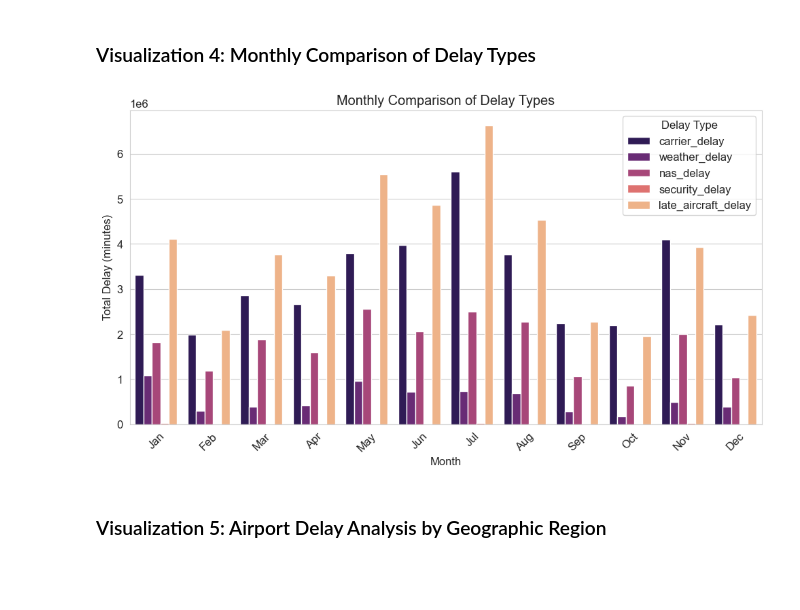
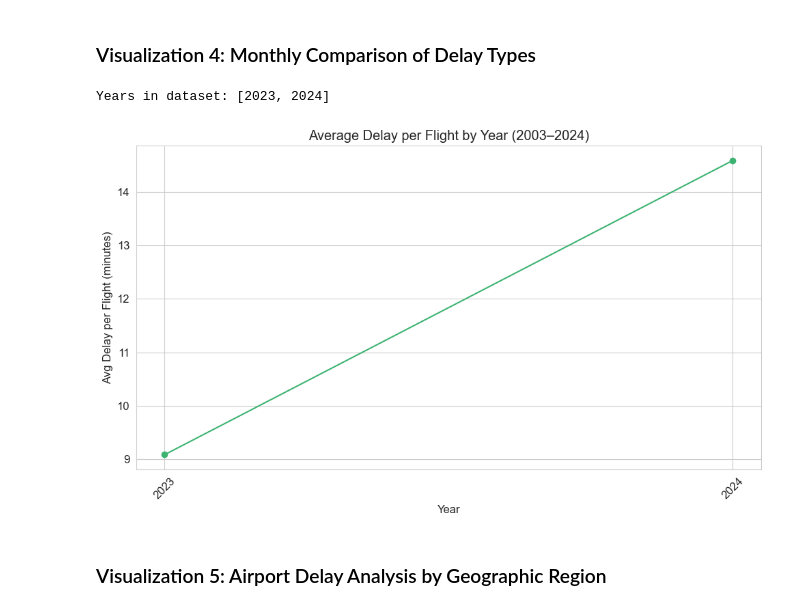
Before and after one commit to juebenjamin/flight-delay-analysis, a Jupyter notebook: notebooks/flight_delays.ipynb, the cells around one changed output. Cells and saved outputs as stored; diff of their text form; code cells hidden in the pictures; blank space fills up the shorter version.

Commit message:
fixed data and changed a graph

```diff
--- a/notebooks/flight_delays.ipynb
+++ b/notebooks/flight_delays.ipynb
@@ -145,21 +145,49 @@ plt.show()
 [figure]
 # %% [markdown]
 ### Visualization 4: Monthly Comparison of Delay Types
-# %%
-df_monthly_delays = df.groupby("month")[["carrier_delay", "weather_delay", "nas_delay", "security_delay", "late_aircraft_delay"]].sum().reset_index()
-df_melted = df_monthly_delays.melt(id_vars="month", var_name="type", value_name="delay")
-
-plt.figure(figsize=(12, 6))
-sns.barplot(data=df_melted, x="month", y="delay", hue="type", palette="magma")
-
-plt.title("Monthly Comparison of Delay Types")
-plt.xlabel("Month")
-plt.ylabel("Total Delay (minutes)")
-plt.xticks(ticks=range(12), labels=["Jan", "Feb", "Mar", "Apr", "May", "Jun", "Jul", "Aug", "Sep", "Oct", "Nov", "Dec"], rotation=45)
-plt.legend(title="Delay Type")
-plt.show()
-# %% [output]
-[figure, removed]
+# %%
+
+df = pd.read_csv(data_path)
+
+delay_columns = [
+    'carrier_delay', 'weather_delay', 'nas_delay',
+    'security_delay', 'late_aircraft_delay', 'arr_flights'
+]
+
+df[delay_columns] = df[delay_columns].apply(pd.to_numeric, errors='coerce').fillna(0)
+
+# Group by year and sum delays and flights
+yearly_delays = df.groupby('year')[delay_columns].sum().reset_index()
+
+# Calculate total delay
+yearly_delays['total_delay'] = (
+    yearly_delays['carrier_delay'] +
+    yearly_delays['weather_delay'] +
+    yearly_delays['nas_delay'] +
+    yearly_delays['security_delay'] +
+    yearly_delays['late_aircraft_delay']
+)
+
+# Calculate average delay per flight
+yearly_delays['avg_delay_per_flight'] = yearly_delays['total_delay'] / yearly_delays['arr_flights']
+
+# Sanity check: print the years in the final data
+print("Years in dataset:", yearly_delays['year'].tolist())
+
+# Plotting
+plt.figure(figsize=(10, 6))
+plt.plot(yearly_delays['year'], yearly_delays['avg_delay_per_flight'], marker='o', color='mediumseagreen')
+
+plt.title('Average Delay per Flight by Year (2003–2024)')
+plt.xlabel('Year')
+plt.ylabel('Avg Delay per Flight (minutes)')
+plt.grid(True)
+plt.xticks(yearly_delays['year'], rotation=45)
+plt.tight_layout()
+plt.show()
+# %% [output]
+Years in dataset: [2023, 2024]
+[figure, added]
 # %% [markdown]
 ### Visualization 5: Airport Delay Analysis by Geographic Region
 # %% [markdown]
```
Also changed, not shown: 1 other file.
